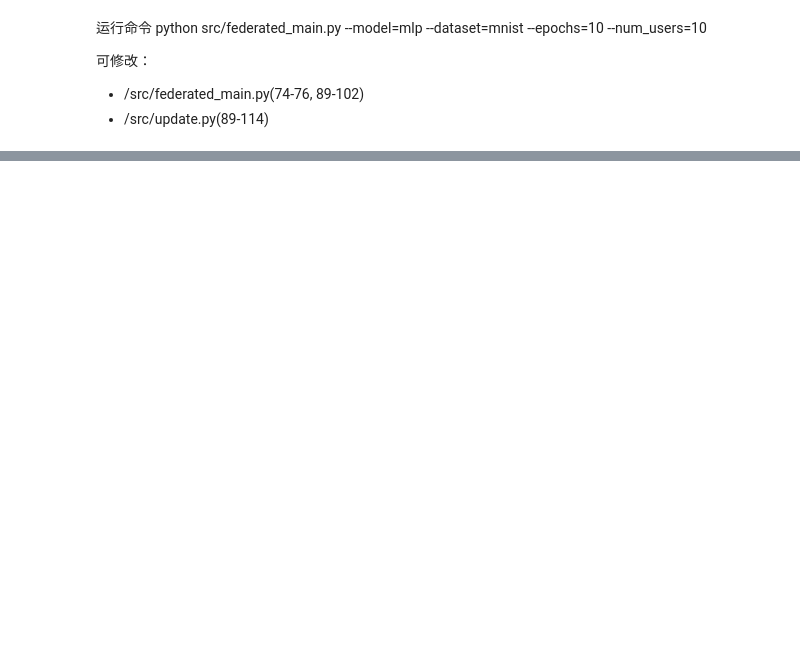
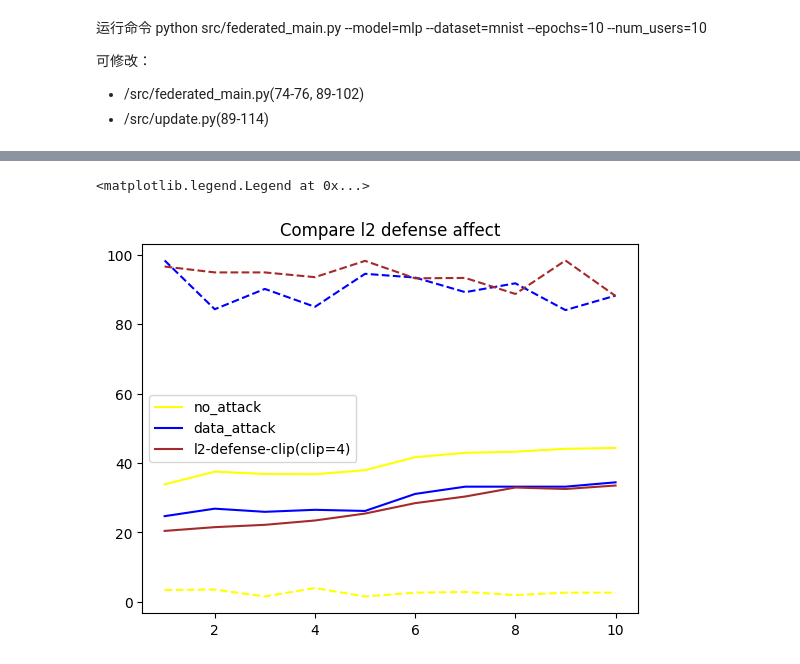
Before and after one commit to 1045334875/federated_learning, a Jupyter notebook: ty_result.ipynb, the cells around one changed output, grey strips where cells are left out. Cells and saved outputs as stored; diff of their text form; code cells hidden in the pictures; blank space fills up the shorter version.

```diff
--- a/ty_result.ipynb
+++ b/ty_result.ipynb
@@ -53 +54,31 @@ plt.legend(loc='best')
+# %%
+# Compare l2 defense affect
+# benign accuracy = be_acc
+# attack_accuracy = at_acc
+import matplotlib.pyplot as plt
+plt.title("Compare l2 defense affect")
+# no attack
+be_acc4 = [33.83, 37.50, 36.83, 36.75, 37.92, 41.67, 42.92, 43.25, 44.08, 44.33] # 89.96%
+at_acc4 = [3.39, 3.51, 1.52, 3.95, 1.52, 2.63, 2.82, 1.92, 2.63, 2.63] # 1.75%
+x = [1,2,3,4,5,6,7,8,9,10]
+plt.plot(x, be_acc4, color="yellow", label = 'no_attack')
+plt.plot(x, at_acc4,'--',  color="yellow")
+
+# data poisoning attack
+be_acc = [24.67, 26.83, 25.92, 26.50, 26.17, 31.08, 33.17, 33.17, 33.17, 34.42] # 70.9%
+at_acc = [98.36, 84.31, 90.16, 85.00, 94.52, 93.44, 89.23, 91.78, 84.06, 88.24] # 86.48%
+x = [1,2,3,4,5,6,7,8,9,10]
+plt.plot(x, be_acc, color="blue", label = 'data_attack')
+plt.plot(x, at_acc,'--',  color="blue")
+
+# data poisoning attack with l2 defense
+be_acc5 = [20.42, 21.50, 22.17, 23.42, 25.42, 28.42, 30.33, 32.92, 32.50, 33.50] # 69.22%
+at_acc5 = [96.61, 94.92, 94.92, 93.55, 98.25, 93.22, 93.33, 88.71, 98.36, 88.14] # 91.44%
+x = [1,2,3,4,5,6,7,8,9,10]
+plt.plot(x, be_acc5, color="brown", label = 'l2-defense-clip(clip=4)')
+plt.plot(x, at_acc5,'--',  color = "brown")
+plt.legend(loc='best')
+# %% [output]
+<matplotlib.legend.Legend at 0x...>
+[figure, added]
 # %%
```
Also changed, not shown: parts of 5 cells of this notebook, 7 other files.
